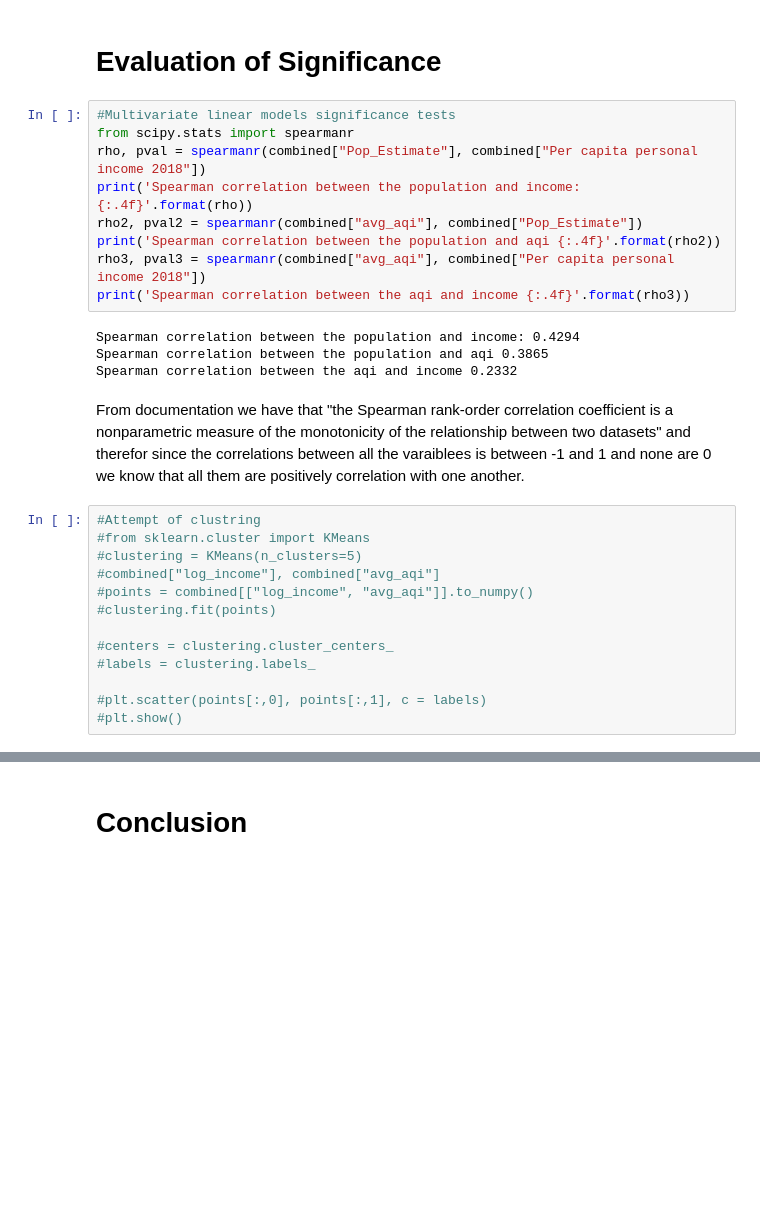
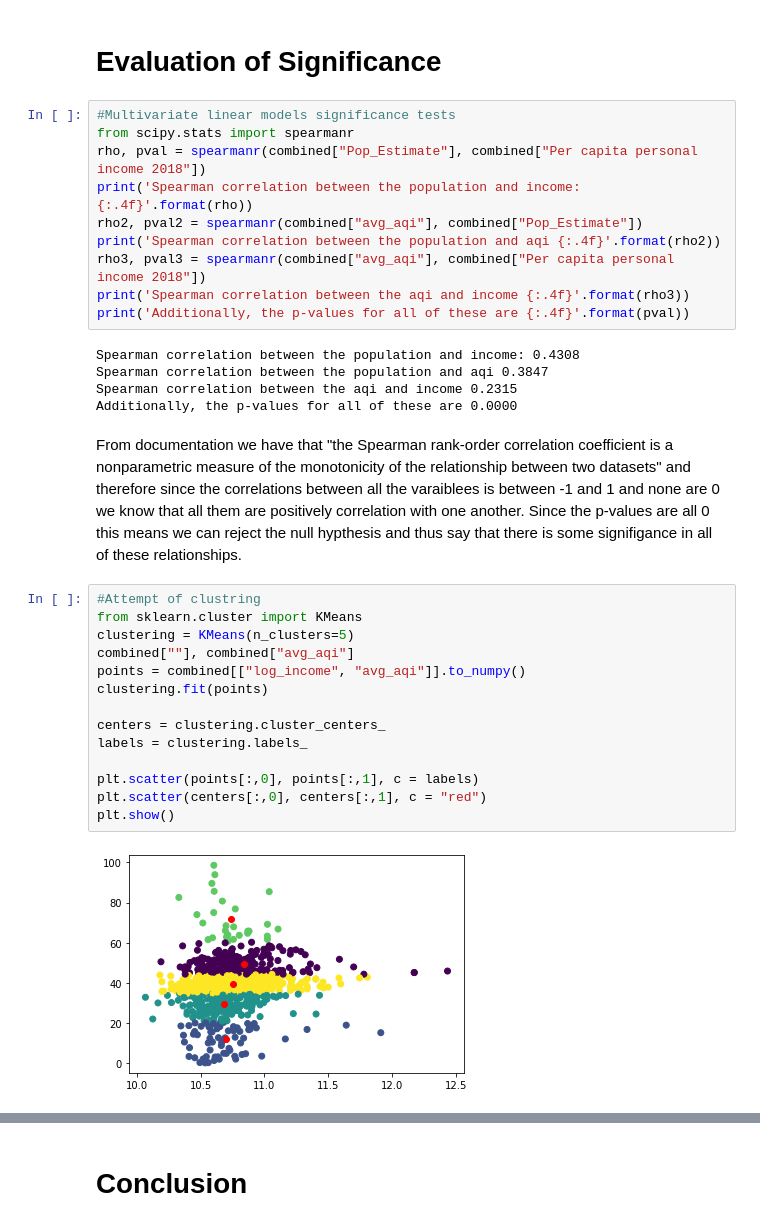
Before and after one commit to isachar98/info2950-final, a Jupyter notebook: Data_Analysis.ipynb, the cells around one changed output, grey strips where cells are left out. Drawn from its saved outputs; the diff is of its cells as text; blank space fills up the shorter version.

```diff
--- a/Data_Analysis.ipynb
+++ b/Data_Analysis.ipynb
@@ -496,22 +485,27 @@ rho2, pval2 = spearmanr(combined["avg_aqi"], combined["Pop_Estimate"])
 print('Spearman correlation between the population and aqi {:.4f}'.format(rho2))
 rho3, pval3 = spearmanr(combined["avg_aqi"], combined["Per capita personal income 2018"])
 print('Spearman correlation between the aqi and income {:.4f}'.format(rho3))
+print('Additionally, the p-values for all of these are {:.4f}'.format(pval))
 # %% [output]
-Spearman correlation between the population and income: 0.4294
-Spearman correlation between the population and aqi 0.3865
-Spearman correlation between the aqi and income 0.2332
+Spearman correlation between the population and income: 0.4308
+Spearman correlation between the population and aqi 0.3847
+Spearman correlation between the aqi and income 0.2315
+Additionally, the p-values for all of these are 0.0000
 # %% [markdown]
-From documentation we have that "the Spearman rank-order correlation coefficient is a nonparametric measure of the monotonicity of the relationship between two datasets" and therefor since the correlations between all the varaiblees is between -1 and 1 and none are 0 we know that all them are positively correlation with one another.
+From documentation we have that "the Spearman rank-order correlation coefficient is a nonparametric measure of the monotonicity of the relationship between two datasets" and therefore since the correlations between all the varaiblees is between -1 and 1 and none are 0 we know that all them are positively correlation with one another. Since the p-values are all 0 this means we can reject the null hypthesis and thus say that there is some signifigance in all of these relationships.
 # %%
 #Attempt of clustring
-#from sklearn.cluster import KMeans
-#clustering = KMeans(n_clusters=5)
-#combined["log_income"], combined["avg_aqi"]
-#points = combined[["log_income", "avg_aqi"]].to_numpy()
-#clustering.fit(points)
+from sklearn.cluster import KMeans
+clustering = KMeans(n_clusters=5)
+combined[""], combined["avg_aqi"]
+points = combined[["log_income", "avg_aqi"]].to_numpy()
+clustering.fit(points)
 
-#centers = clustering.cluster_centers_
-#labels = clustering.labels_
+centers = clustering.cluster_centers_
+labels = clustering.labels_
 
-#plt.scatter(points[:,0], points[:,1], c = labels)
-#plt.show()
+plt.scatter(points[:,0], points[:,1], c = labels)
+plt.scatter(centers[:,0], centers[:,1], c = "red")
+plt.show()
+# %% [output]
+[figure, added]
```
Also changed, not shown: parts of 29 cells of this notebook.
